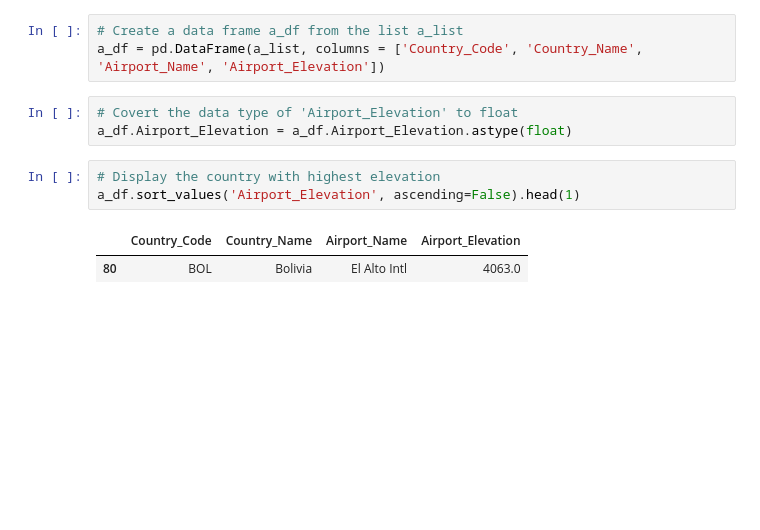
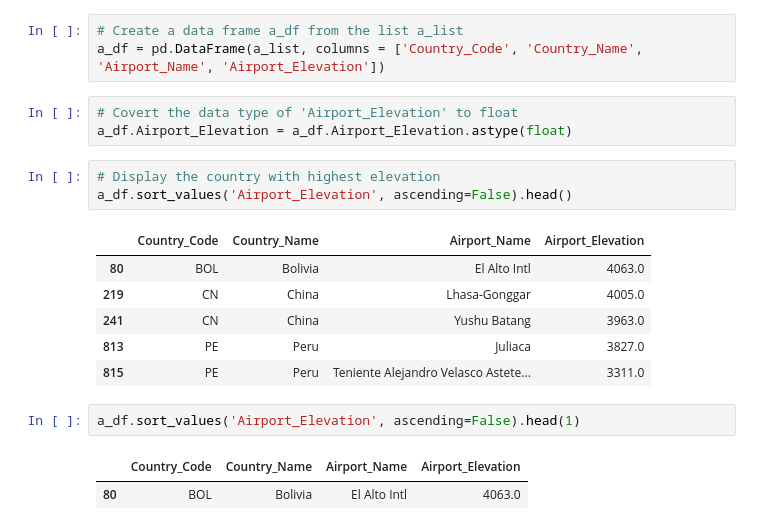
Before and after one commit to NikhilaThota/Mini-Projects, a Jupyter notebook: sliderule_dsi_xml_exercise-checkpoint.ipynb, the cells around one changed output. Saved outputs shown, nothing was run; the diff lists cells and outputs as text; blank space fills up the shorter version.

```diff
--- a/sliderule_dsi_xml_exercise-checkpoint.ipynb
+++ b/sliderule_dsi_xml_exercise-checkpoint.ipynb
@@ -350,7 +517,16 @@ a_df = pd.DataFrame(a_list, columns = ['Country_Code', 'Country_Name', 'Airport_
 a_df.Airport_Elevation = a_df.Airport_Elevation.astype(float)
 # %%
 # Display the country with highest elevation
-a_df.sort_values('Airport_Elevation', ascending=False).head(1)
+a_df.sort_values('Airport_Elevation', ascending=False).head()
 # %% [output]
 |  | Country_Code | Country_Name | Airport_Name | Airport_Elevation |
 | 80 | BOL | Bolivia | El Alto Intl | 4063.0 |
+| 219 | CN | China | Lhasa-Gonggar | 4005.0 |
+| 241 | CN | China | Yushu Batang | 3963.0 |
+| 813 | PE | Peru | Juliaca | 3827.0 |
+| 815 | PE | Peru | Teniente Alejandro Velasco Astete... | 3311.0 |
+# %%
+a_df.sort_values('Airport_Elevation', ascending=False).head(1)
+# %% [output]
+|  | Country_Code | Country_Name | Airport_Name | Airport_Elevation |
+| 80 | BOL | Bolivia | El Alto Intl | 4063.0 |
```
Also changed, not shown: parts of 25 cells of this notebook.
